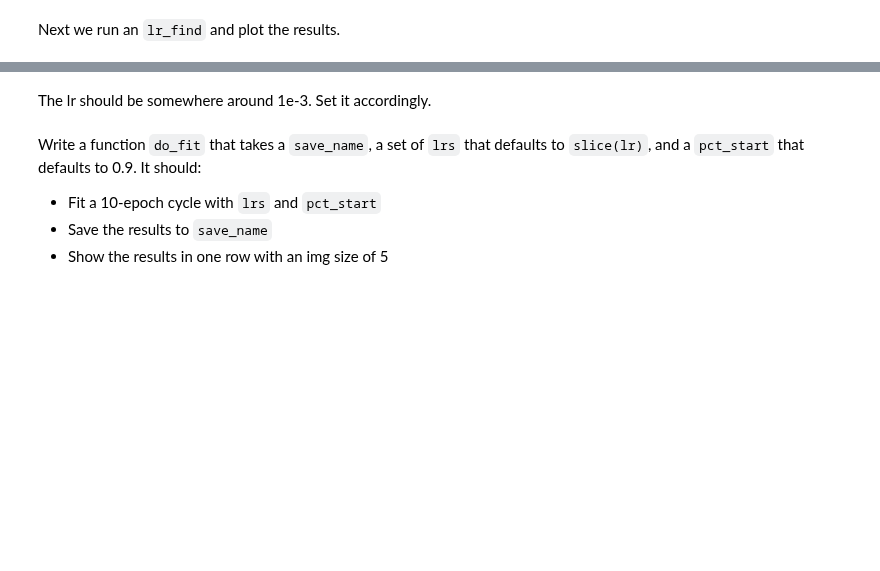
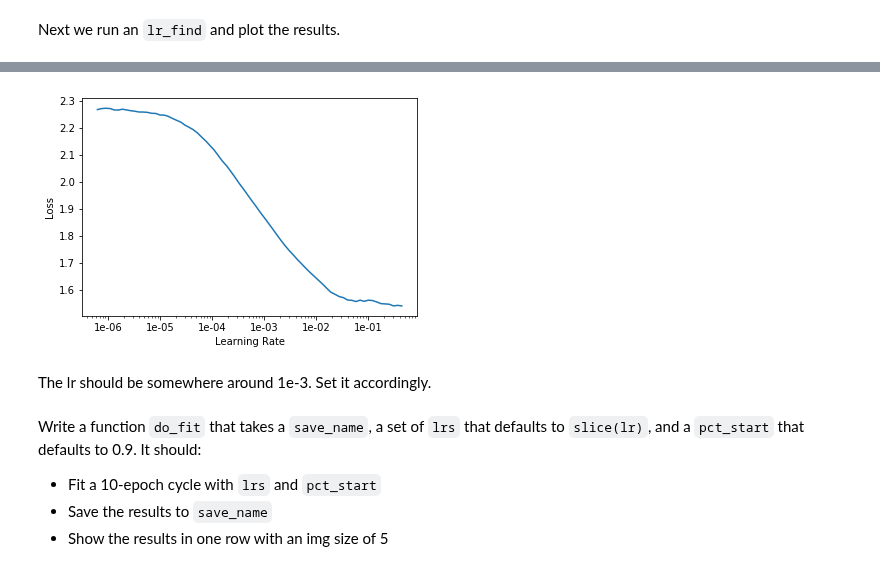
Before and after one commit to rforgione/course-v3, a Jupyter notebook: nbs/dl1/lesson7-superres-attempt.ipynb, the cells around one changed output, grey strips where cells are left out. Saved outputs shown, nothing was run; the diff lists cells and outputs as text; code cells hidden in the pictures; blank space fills up the shorter version.

Commit message:
make progress on superres model

```diff
--- a/nbs/dl1/lesson7-superres-attempt.ipynb
+++ b/nbs/dl1/lesson7-superres-attempt.ipynb
@@ -141,0 +179,2 @@ Write a function that gets a list of the indices before every `nn.MaxPool2d` lay
+# %%
+blocks = get_maxpool_pre(vgg_m)
@@ -147,9 +190,47 @@ Write a method `make_features` that takes `x` and `clone=False`. It will call `s
 Finally, we'll write `forward`, the main method for defining a custom network in a `nn.Module`. This will take `input` and `output`. Set `out_feat` with the result of `self.make_features(target)`. Set `in_feat` to `self.make_features(input)`. Set `feat_losses` to a single-element list containing `base_loss` computed on `input` and `output`. Add to that an array containing the `base_loss` called on `f_in` and `f_out`, times the weight, for each `f_in`, `f_out`, and `weight` in `in_feat`, `out_feat`, and `weights` zipped together. Next, do the same, but the array will be `base_loss(gram_matrix(f_in), gram_matrix(f_out))*w**2*5e-3` for the `f_in`, `f_out` and `self.wgts` zipped together. Finally, we'll set `self.metrics` to a dict of `self.metric_names` zipped to `self.feat_losses`, and then return the sum of the feature losses.
 
 Next we define `__del__`, which removes the hooks from the output activations.
+# %%
+class FeatureLoss(nn.Module):
+    def __init__(self, m_feat, layer_ids, layer_wgts):
+        super().__init__()
+        self.m_feat = m_feat
+        self.loss_features = [m_feat[i] for i in layer_ids]
+        self.hooks = hook_outputs(self.loss_features, detach=False)
+        self.wgts = layer_wgts
+        self.metric_names = ['pixel',] + [f'feat_{i}' for i in range(len(layer_ids))] + [f'gram_{i}' for i in range(len(layer_ids))]
+
+    def make_features(self, x, clone=False):
+        self.m_feat(x)
+        return [(o.clone() if clone else o) for o in self.hooks.stored]
+
+    def forward(self, input, output):
+        out_feat = self.make_features(output, clone=True)
+        in_feat = self.make_features(input)
+        self.feat_losses = [base_loss(input, output)]
+        self.feat_losses += [base_loss(f_in, f_out)*weight
+                             for f_in, f_out, weight in zip(in_feat, out_feat, self.wgts)]
+        self.feat_losses += [base_loss(gram_matrix(f_in), gram_matrix(f_out))*weight**2*5e3
+                             for f_in, f_out, weight in zip(in_feat, out_feat, self.wgts)]
+        self.metrics = dict(zip(self.metric_names, self.feat_losses))
+        return sum(self.feat_losses)
+
+    def __del__(self): self.hooks.remove()
 # %% [markdown]
 Now we instantiate a `FeatureLoss` with `vgg_m`, `blocks[2:5]`, and `[5,15,2]`. Can you explain what these args are referring to?
+# %%
+# the first argument is the model we're using to generate the features
+# the second model is a series of layer ids we'll use to pick which model layers will contribute to our feature loss
+# the layer weights dictate how much each of those layers contribute to the feature loss
+feat_loss = FeatureLoss(vgg_m, blocks[2:5], [5, 15, 2])
 # %% [markdown]
 ## Train
 # %% [markdown]
 Set `wd=1e-3`. Create a `unet_learner` with `data`, `arch`, `wd`, `feat_loss` as our loss function, `LossMetrics` as our loss function, with `blur` set, and norm_type set to `NormType.Weight`. Can you explain what the last two do? Call `gc.collect`.
+# %%
+wd = 1e-3
+arch = models.resnet34
+# I think blur dictates whether we blur the upsampled image at each upsampling step? but not 100% sure.
+# weight normalization is a technique for decoupling a weight vector's magnitude from its direction
+learn = unet_learner(data, arch, wd, loss_func=feat_loss, callback_fns=LossMetrics, blur=True, norm_type=NormType.Weight)
+gc.collect()
@@ -158,2 +246,6 @@ Next we run an `lr_find` and plot the results.
+# %%
+learn.recorder.plot()
+# %% [output]
+[figure, added]
 # %% [markdown]
 The lr should be somewhere around 1e-3. Set it accordingly.
```
Also changed, not shown: parts of 14 cells of this notebook.
